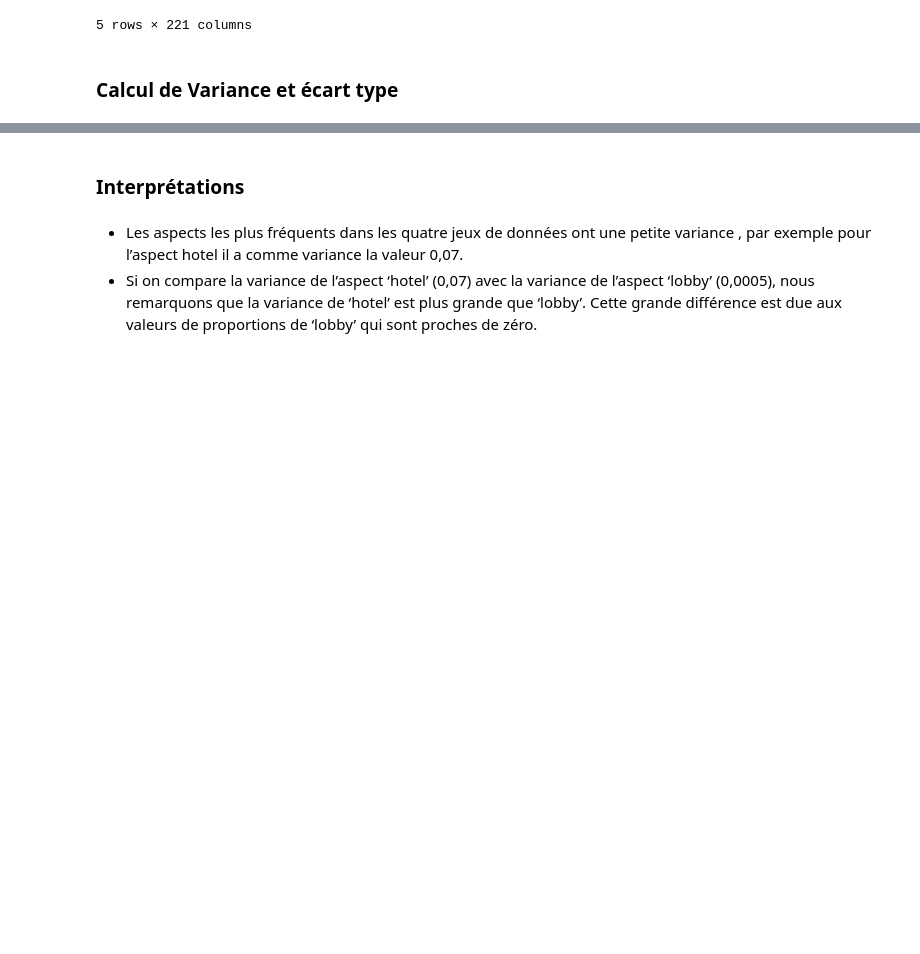
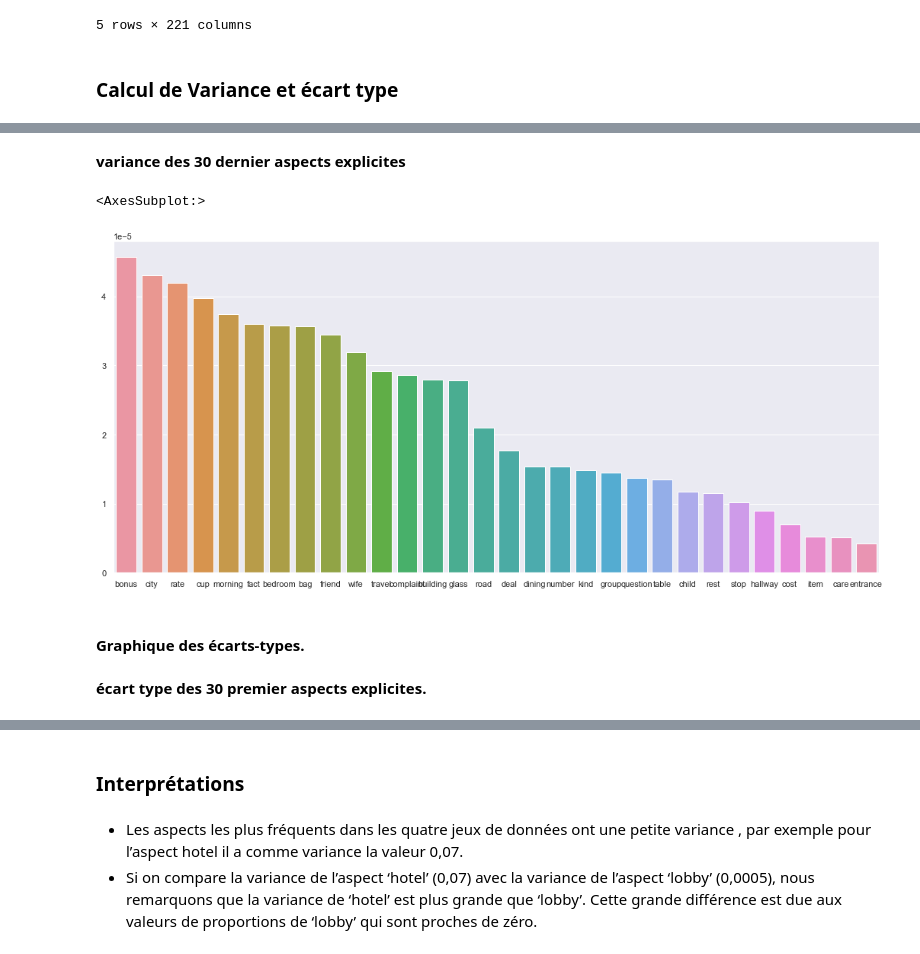
Before and after one commit to SuicV/SentiAnalysis, a Jupyter notebook: notebooks/Apprentissage des aspects explicites.ipynb, the cells around one changed output, grey strips where cells are left out. Saved outputs shown, nothing was run; the diff lists cells and outputs as text; code cells hidden in the pictures; blank space fills up the shorter version.

Commit message:
adjust plots

```diff
--- a/notebooks/Apprentissage des aspects explicites.ipynb
+++ b/notebooks/Apprentissage des aspects explicites.ipynb
@@ -184,2 +186,2 @@ stds_ = stds_.sort_values(ascending=False)
 # %%
-sns.set(rc={'figure.figsize':(500,8)})
+sns.set(rc={'figure.figsize':(18,8)})
@@ -191 +195,12 @@ sns.barplot(x = list(vars_.index), y= list(vars_))
+# %% [markdown]
+**variance des 30 dernier aspects explicites**
+# %%
+sns.barplot(x = list(vars_.index)[-30:], y= list(vars_)[-30:])
+# %% [output]
+<AxesSubplot:>
+[figure, added]
+# %% [markdown]
+#### Graphique des écarts-types.
+# %% [markdown]
+**écart type des 30 premier aspects explicites.**
 # %%
```
Also changed, not shown: parts of 6 cells of this notebook.
